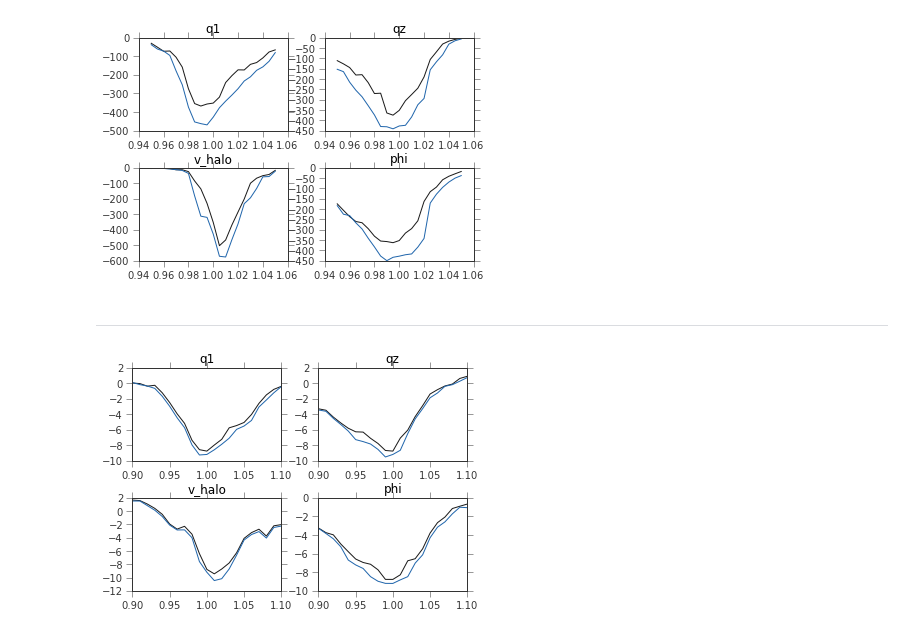
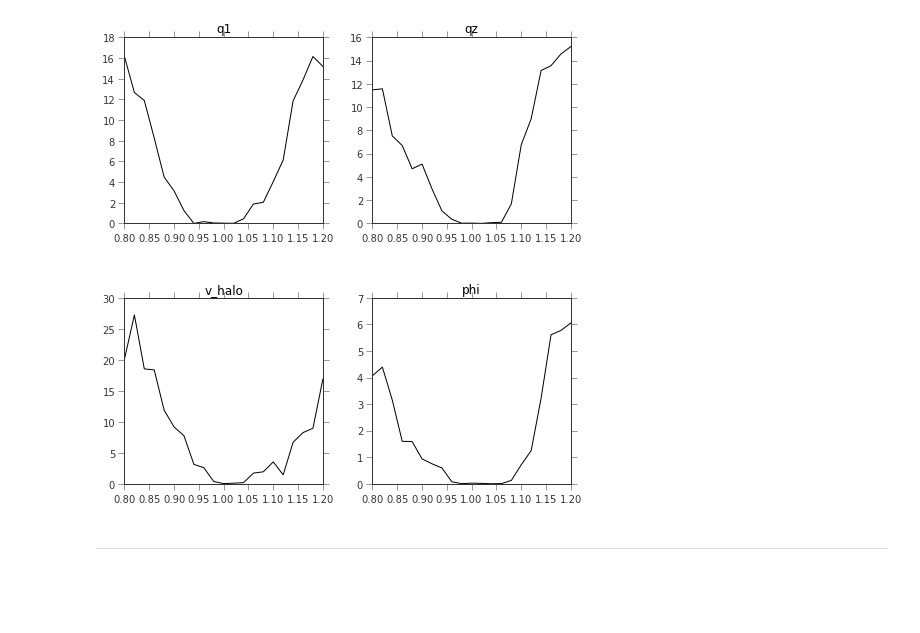
Before and after one commit to adrn/streams, a Jupyter notebook: text/notebooks/Vary one parameter.ipynb, the cells around one changed output. Drawn from its saved outputs; the diff is of its cells as text; code cells hidden in the pictures; blank space fills up the shorter version.

```diff
--- a/text/notebooks/Vary one parameter.ipynb
+++ b/text/notebooks/Vary one parameter.ipynb
@@ -10,8 +12,7 @@ def minimum_distance_matrix2(potential, particle_orbits, satellite_orbit):
     Nparticles = particle_orbits._r.shape[1]
 
     R,V = relative_normalized_coordinates(potential, particle_orbits, satellite_orbit)
-    D_R = np.fabs(np.sqrt(np.sum(R**2, axis=-1)) - 1.)
-    D_ps = np.sqrt(D_R**2. + np.sum(V**2, axis=-1))
+    D_ps = np.sqrt(np.sum(R**2, axis=-1) + np.sum(V**2, axis=-1))
 
     # Find the index of the time of the minimum D_ps for each particle
     min_time_idx = D_ps.argmin(axis=0)
@@ -30,12 +31,16 @@ def generalized_variance2(potential, particle_orbits, satellite_orbit):
     sign,logdet = np.linalg.slogdet(cov_matrix)
     return logdet
 # %%
-particles = particles_today(N=100, expr="(Pcol>-1) & (abs(Lmflag)==1)")
+true_particles = particles_today(N=100, expr="(Pcol>-1) & (abs(Lmflag)==1)")
 satellite = satellite_today()
 t1,t2 = time()
 resolution = 4.
+# %%
+particles = add_uncertainties_to_particles(true_particles,
+                                           radial_velocity_error=10.*u.km/u.s,
+                                           distance_error_percent=0.02)
 # %%
-x = np.linspace(0.95, 1.05, 21)
+x = np.linspace(0.8, 1.2, 21)
 variances = dict()
 variances2 = dict()
 for param in ['q1','qz','v_halo','phi']:
@@ -54,24 +59,15 @@ for param in ['q1','qz','v_halo','phi']:
         variances[param].append(generalized_variance(lm10, p_orbits, s_orbit))
         variances2[param].append(generalized_variance2(lm10, p_orbits, s_orbit))
 # %%
+figure(figsize=(8,8))
 for ii,param in enumerate(['q1','qz','v_halo','phi']):
     subplot(2,2,ii+1)
     title(param)
-    plot(x,np.array(variances[param])**3)
-    plot(x,np.array(variances2[param])**3)
+    plot(x,np.array(variances[param]),color='k')
+    #plot(x,np.array(variances2[param]),color='r')
 
 subplots_adjust(wspace=0.25, hspace=0.4)
 # %% [output]
-[figure, old version]
+[figure, new version]
 # %% [markdown]
 ----
-# %%
-for ii,param in enumerate(['q1','qz','v_halo','phi']):
-    subplot(2,2,ii+1)
-    title(param)
-    plot(x,variances[param])
-    plot(x,variances2[param])
-
-subplots_adjust(wspace=0.25, hspace=0.4)
-# %% [output]
-[figure, removed]
```
Also changed, not shown: parts of 9 cells of this notebook.
